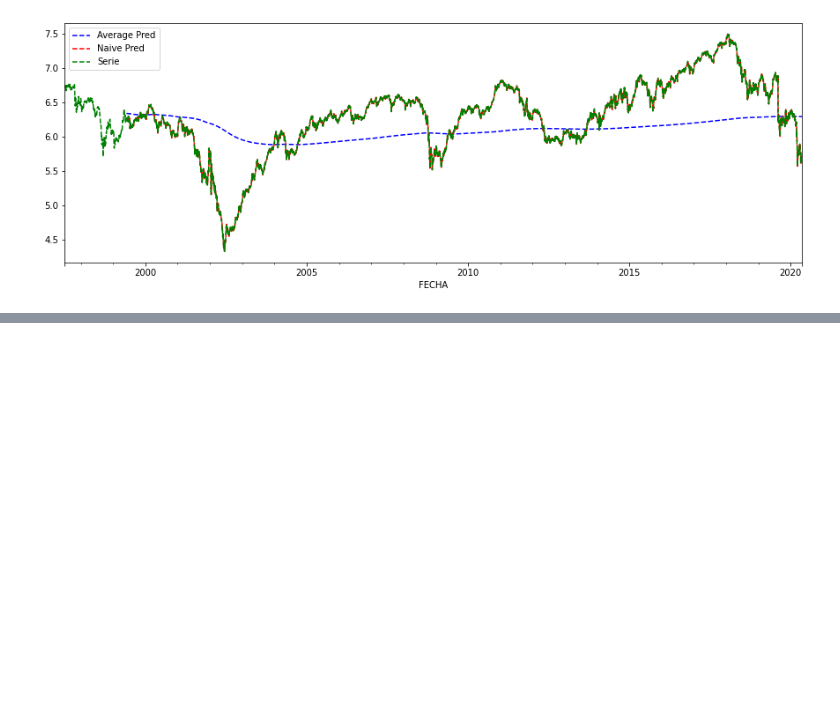
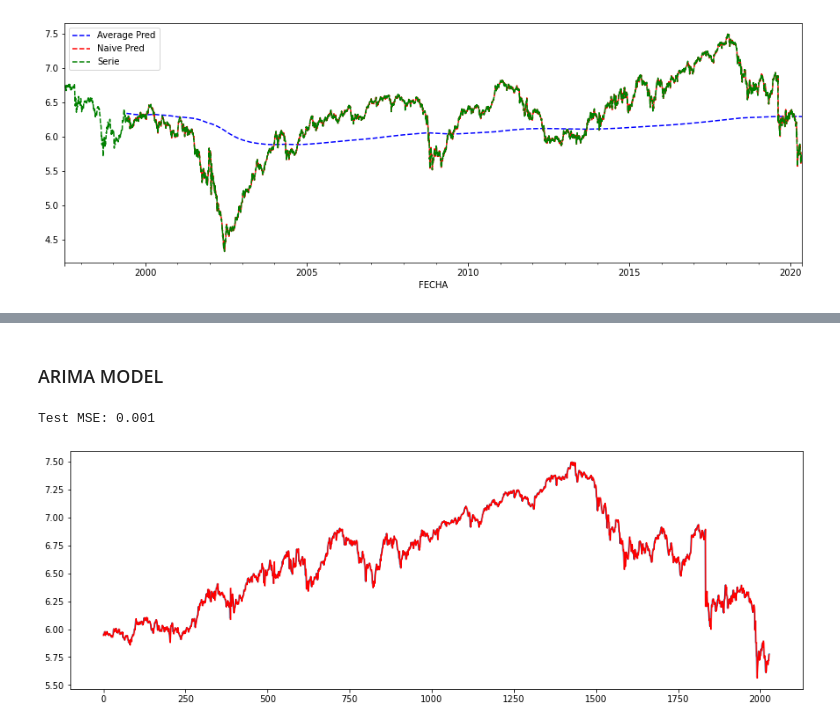
Before and after one commit to Martin317/mentoria-prediccion-indices-financieros, a Jupyter notebook: TP3IntroduccionML/EnunciadoTP3IntroML.ipynb, the cells around one changed output, grey strips where cells are left out. Saved outputs shown, nothing was run; the diff lists cells and outputs as text; code cells hidden in the pictures; blank space fills up the shorter version.

Commit message:
adding a little bit of ARIMA model

```diff
--- a/TP3IntroduccionML/EnunciadoTP3IntroML.ipynb
+++ b/TP3IntroduccionML/EnunciadoTP3IntroML.ipynb
@@ -335,0 +332,40 @@ wfcv.plot_results(plot_config, plot_col='MERV')
+# %% [markdown]
+### ARIMA MODEL
+# %%
+#In the present code, we'll try to fit an ARIMA model for the serie of log of MERVAL index
+#This code takes about 20 minutes to execute!!!
+
+from matplotlib import pyplot
+from statsmodels.tsa.arima_model import ARIMA
+from sklearn.metrics import mean_squared_error
+
+series = df_ln['MERV']
+X = series.values
+size = int(len(X) * 0.66)
+
+# We split the dataset into 2, 66% of the data is for training, and 34% for test
+#For each prediction we do, we add the true value to the history so in each time we're training the model with the newest values
+train, test = X[0:size], X[size:len(X)]
+history = [x for x in train]
+predictions = list()
+for t in range(len(test)):
+	model = ARIMA(history, order=(5,1,0))
+	model_fit = model.fit(disp=0)
+	output = model_fit.forecast()
+	yhat = output[0]
+	predictions.append(yhat)
+	obs = test[t]
+	history.append(obs)
+    #print('predicted=%f, expected=%f' % (yhat, obs))
+    # If you wanna see the predicted and true values, just uncomment the code above
+error = mean_squared_error(test, predictions)
+print('Test MSE: %.3f' % error)
+# plot
+pyplot.plot(test)
+pyplot.plot(predictions, color='red')
+pyplot.show()
+
+# An error too slow indicates that the model is very good?
+# %% [output]
+Test MSE: 0.001
+[figure, added]
```
Also changed, not shown: parts of 3 cells of this notebook.
